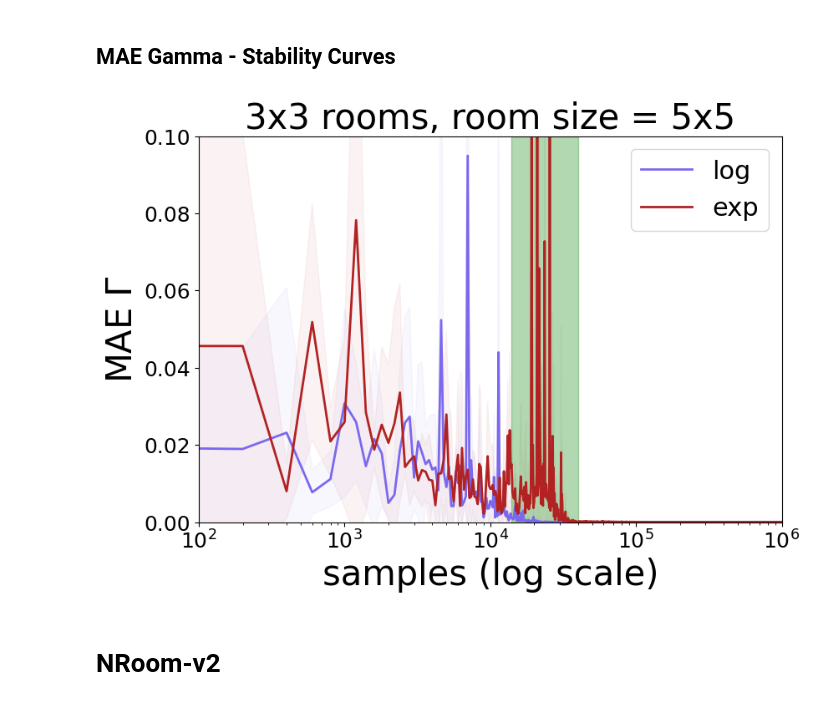
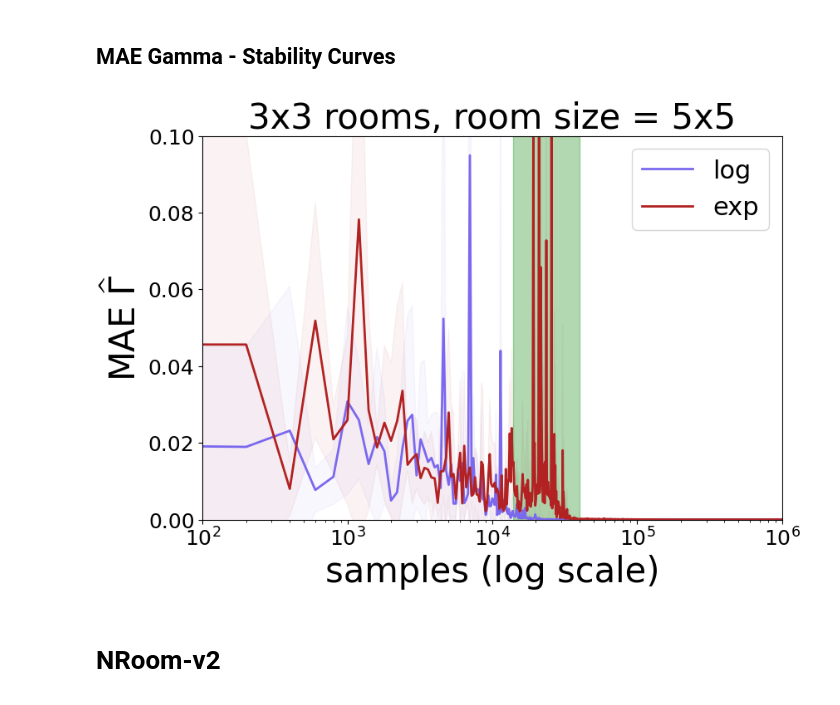
Before and after one commit to guillermoim/halmdps, a Jupyter notebook: notebooks/visualization.ipynb, the cells around one changed output. Cells and saved outputs as stored; diff of their text form; code cells hidden in the pictures.

```diff
--- a/notebooks/visualization.ipynb
+++ b/notebooks/visualization.ipynb
@@ -136,35 +139,35 @@ fig, ax = plt.subplots(1,1, figsize=(9, 6))
 ax.set_title(fr'3x3 rooms, room size = 5x5', **csfont)
 
 # VERSION 1
 ax.plot(steps, log_mean, linewidth=2, color='mediumslateblue', label='log')
 ax.fill_between(steps, log_mean-log_std, log_mean+log_std, color='mediumslateblue', alpha=0.05)
 # VERSION 2
 ax.plot(stepsh, exp_mean , linewidth=2, color='firebrick', label='exp')
 ax.fill_between(stepsh, exp_mean-exp_std, exp_mean+exp_std, color='firebrick', alpha=0.05)
 
 ax.fill_between([14000, 40000], [0.1, 0.1], color='green', alpha=0.3)
 
 
 plt.ticklabel_format(style='sci', axis='x', scilimits=(0,0))
 
 
 ax.legend(fontsize=22, loc=1)
 ax.set_ylim((0, 0.1))
 ax.set_xscale("log")
 ax.set_xlim((1e2, 1e6))
 
 
 ax.tick_params(axis='both', which='major', labelsize=18)
 ax.tick_params(axis='both', which='minor', labelsize=18)
 ax.xaxis.offsetText.set_fontsize(18)
 
-ax.set_ylabel('MAE $\Gamma$', **hfont)
+ax.set_ylabel('MAE $\widehat\Gamma$', **hfont)
 ax.set_xlabel('samples (log scale)', **hfont)
 
 plt.savefig('../results/pictures/nrooms_3_3_gammas.pdf', bbox_inches='tight', dpi=500)
 plt.show()
 # %% [output]
-[figure, old version]
+[figure, new version]
 # %% [markdown]
 # NRoom-v2
 # %% [markdown]
```
Also changed, not shown: parts of 7 cells of this notebook, 6 other files.
